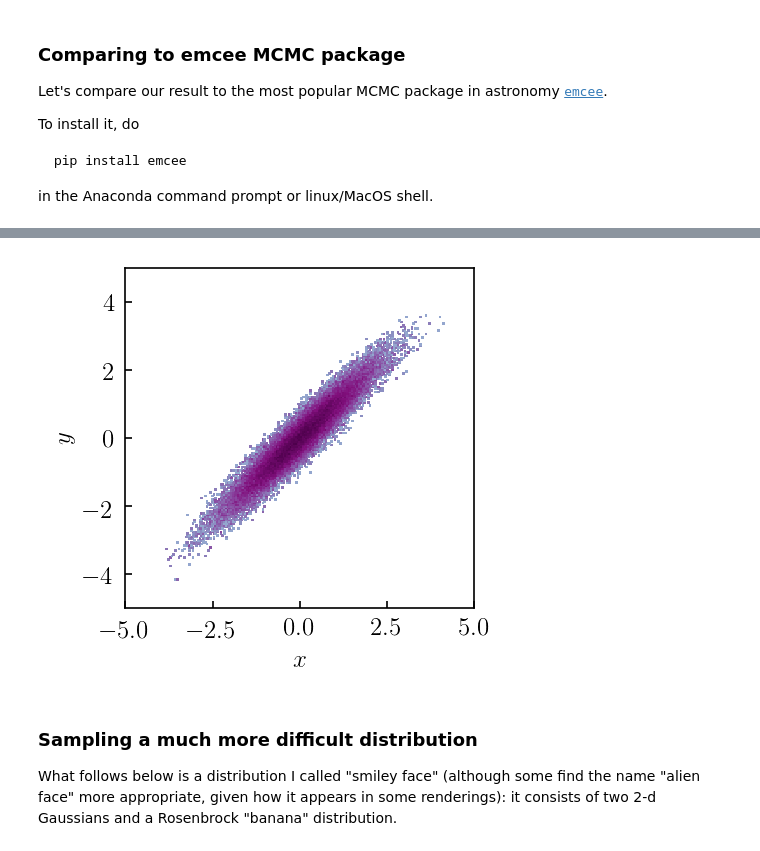
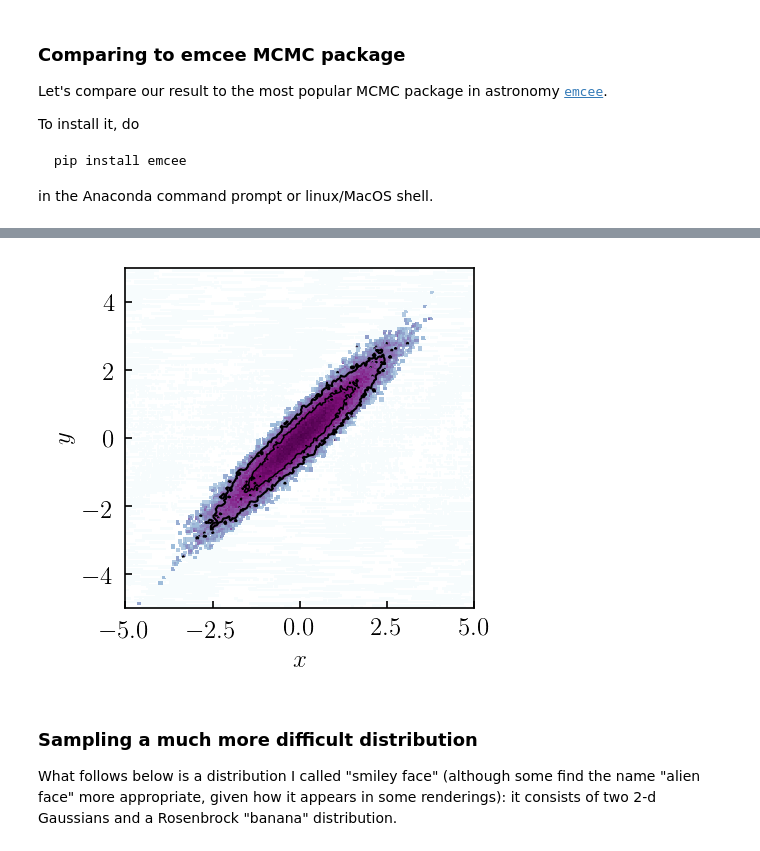
Before and after one commit to a-kravtsov/a211w20, a Jupyter notebook: 06d_multid_sampling_mcmc.ipynb, the cells around one changed output, grey strips where cells are left out. Drawn from its saved outputs; the diff is of its cells as text; code cells hidden in the pictures.

```diff
--- a/06d_multid_sampling_mcmc.ipynb
+++ b/06d_multid_sampling_mcmc.ipynb
@@ -232,0 +205,17 @@ def simple_mcmc(n, x0, step, modelpdf, *args):
+# %%
+def lngauss1d(x, mean, sigma):
+    return -0.5*(((x-mean)/sigma)**2 + np.log(2.*np.pi*sigma**2))
+# %%
+x0 = 10.
+nsteps = 50000;
+args = [0., 1.]
+step = 1.
+chain1 = simple_mcmc(x0, nsteps, step, lngauss1d, *args)
+step = 0.1
+chain01 = simple_mcmc(x0, nsteps, step, lngauss1d, *args)
+step = 10.
+chain10 = simple_mcmc(x0, nsteps, step, lngauss1d, *args)
+
+chain1 = np.array(chain1).flatten()
+chain01 = np.array(chain01).flatten()
+chain10 = np.array(chain10).flatten()
@@ -232,0 +329,8 @@ def simple_mcmc(n, x0, step, modelpdf, *args):
+# %%
+maxlag = 1000
+tcorr01, mean, sig = compute_tcorr(chain01,maxlag)
+tcorr1, mean, sig  = compute_tcorr(chain1,maxlag)
+tcorr10, mean, sig = compute_tcorr(chain10,maxlag)
+print("s=0.1: auto-correlation time %.3g"%tcorr01)
+print("s=1: auto-correlation time %.3g"%tcorr1)
+print("s=10: auto-correlation time %.3g"%tcorr10)
@@ -613,6 +735,9 @@ elapsed time = 0.578 sec, acceptance ratio=0.37
 from codes.plot_utils import plot_2d_dist
 
 x1 = xchain1[:,0]; x2 = xchain1[:,1]
+
+conflevs = [0.6827, 0.9545]
+
 plot_2d_dist(x1, x2, xlim=[-5,5], ylim =[-5,5], nxbins=200, nybins=200,
-             clevs=None, xlabel='$x$', ylabel='$y$', figsize=(3,3))
+             clevs=conflevs, smooth=2, xlabel='$x$', ylabel='$y$', figsize=(3,3))
 # %% [output]
@@ -650,11 +775,11 @@ emcee time = 0.588 sec, acceptance fraction = 0.719
 # %%
 x1 = sampler.flatchain[:,0];
 x2 = sampler.flatchain[:,1]
 
 plot_2d_dist(x1, x2, xlim=[-5,5], ylim =[-5,5], nxbins=200, nybins=200,
-             clevs=None, xlabel='$x$', ylabel='$y$', figsize=(3,3))
+             clevs=conflevs, smooth=2, xlabel='$x$', ylabel='$y$', figsize=(3,3))
 # %% [output]
-[figure, old version]
+[figure, new version]
 # %% [markdown]
 ### Sampling a much more difficult distribution
 
```
Also changed, not shown: parts of 53 cells of this notebook.
